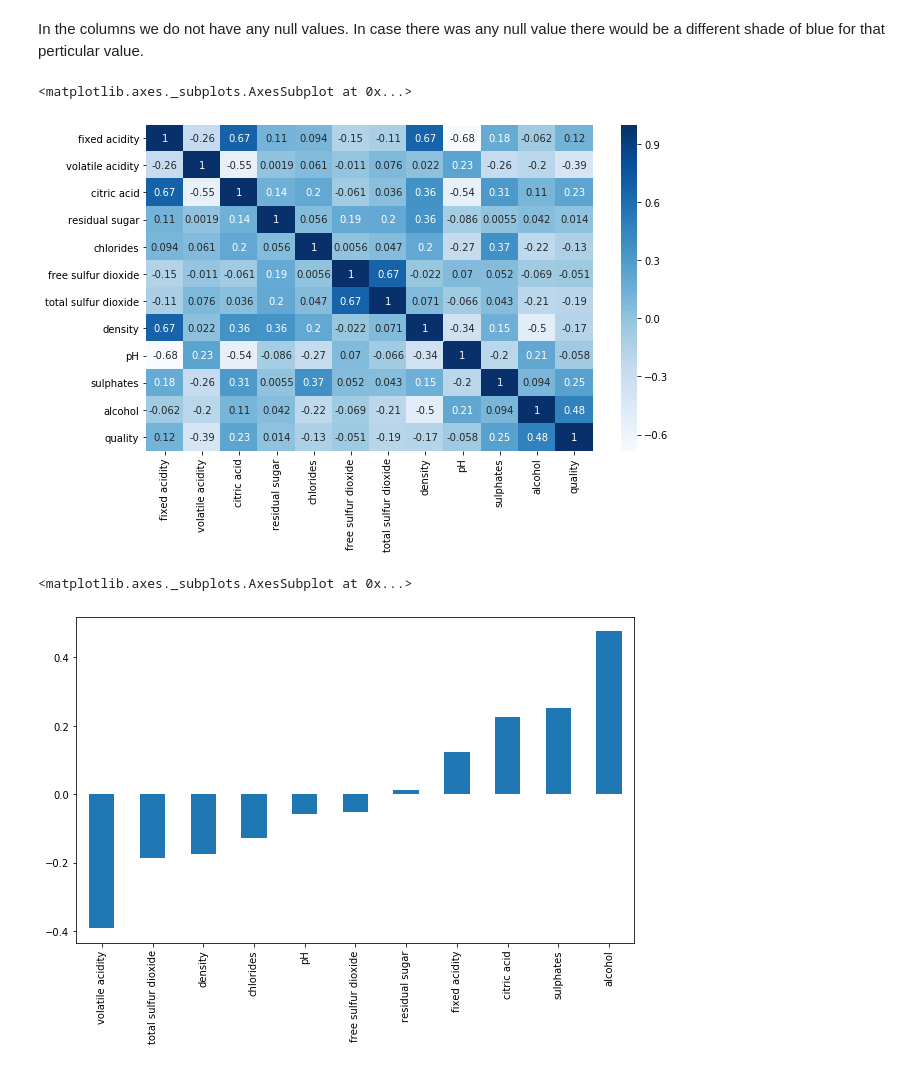
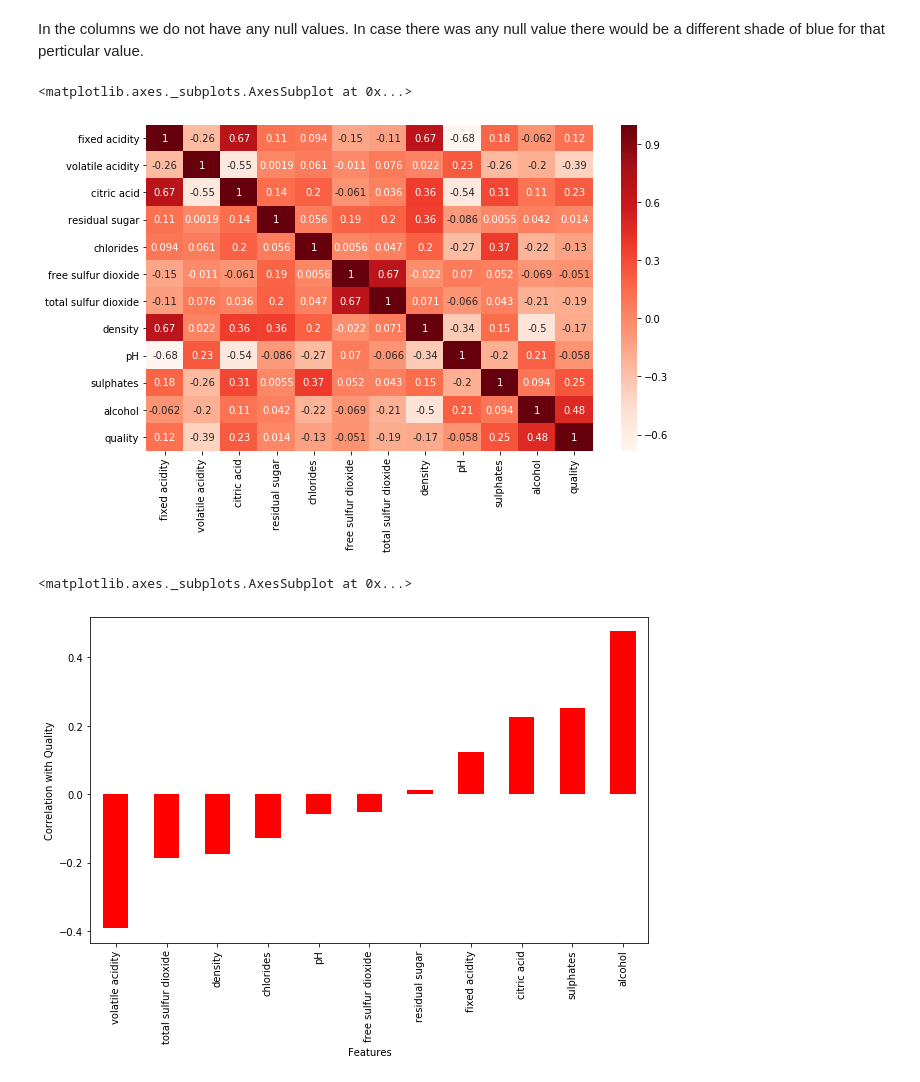
Before and after one commit to kavehamini/Wine-Quality-Project, a Jupyter notebook: Wine Quality Project.ipynb, the cells around one changed output. Cells and saved outputs as stored; diff of their text form; code cells hidden in the pictures.

```diff
--- a/Wine Quality Project.ipynb
+++ b/Wine Quality Project.ipynb
@@ -157,14 +157,16 @@ In the columns we do not have any null values. In case there was any null value
 # %%
 #Checking the correlation bertween the features in red wine dataset
 plt.figure(figsize=(10,6))
-sns.heatmap(df_red.corr(), annot=True, cmap='Blues')
+sns.heatmap(df_red.corr(), annot=True, cmap='Reds')
 # %% [output]
 <matplotlib.axes._subplots.AxesSubplot at 0x...>
-[figure, old version]
+[figure, new version]
 # %%
 #Checking the correlation bertween the features in red wine dataset with regards to quality
 plt.figure(figsize=(10,6))
-df_red.corr()['quality'][:-1].sort_values().plot(kind='bar')
+plt.xlabel('Features')
+plt.ylabel('Correlation with Quality')
+df_red.corr()['quality'][:-1].sort_values().plot(kind='bar', color='r')
 # %% [output]
 <matplotlib.axes._subplots.AxesSubplot at 0x...>
-[figure, old version]
+[figure, new version]
```
Also changed, not shown: parts of 3 cells of this notebook.
